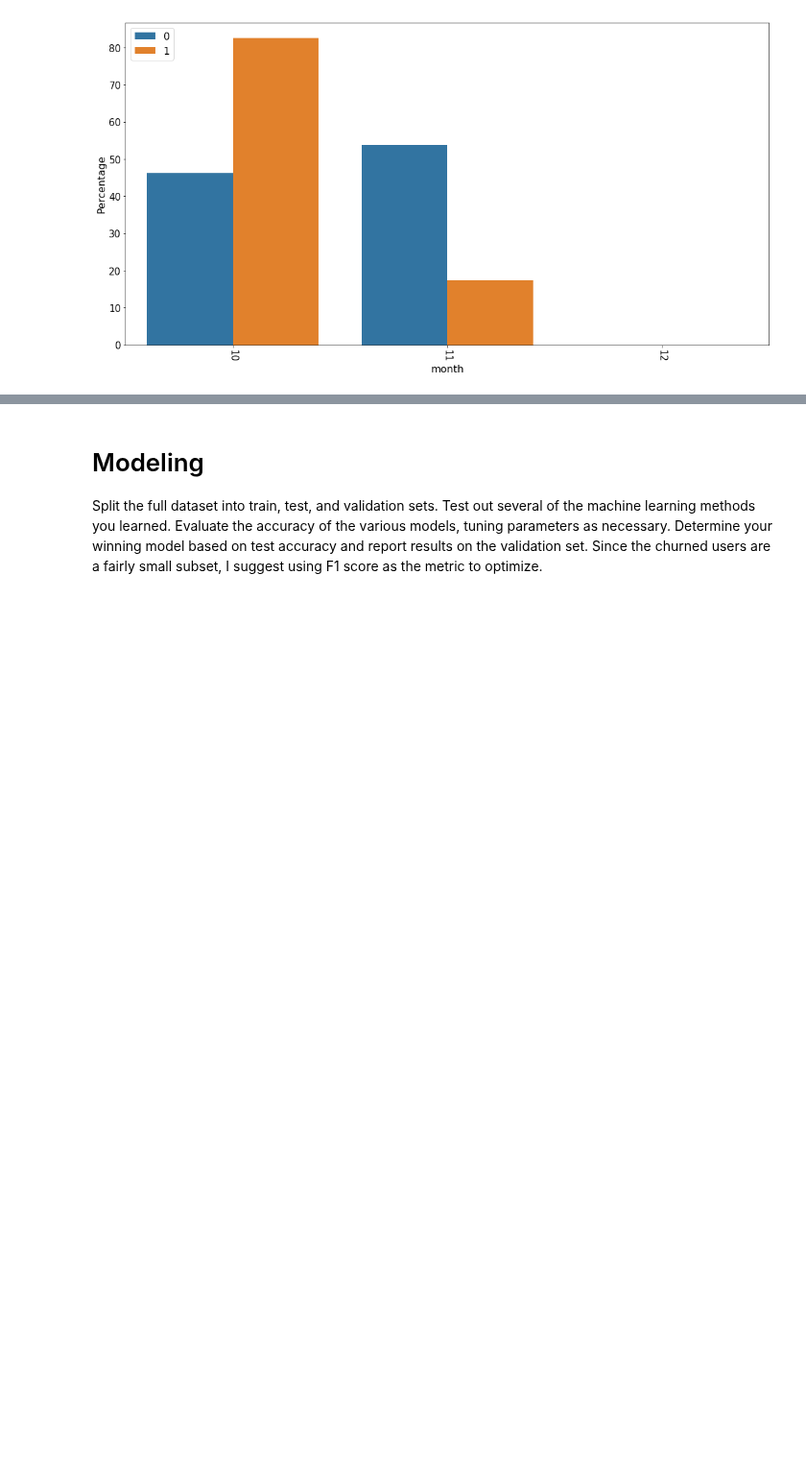
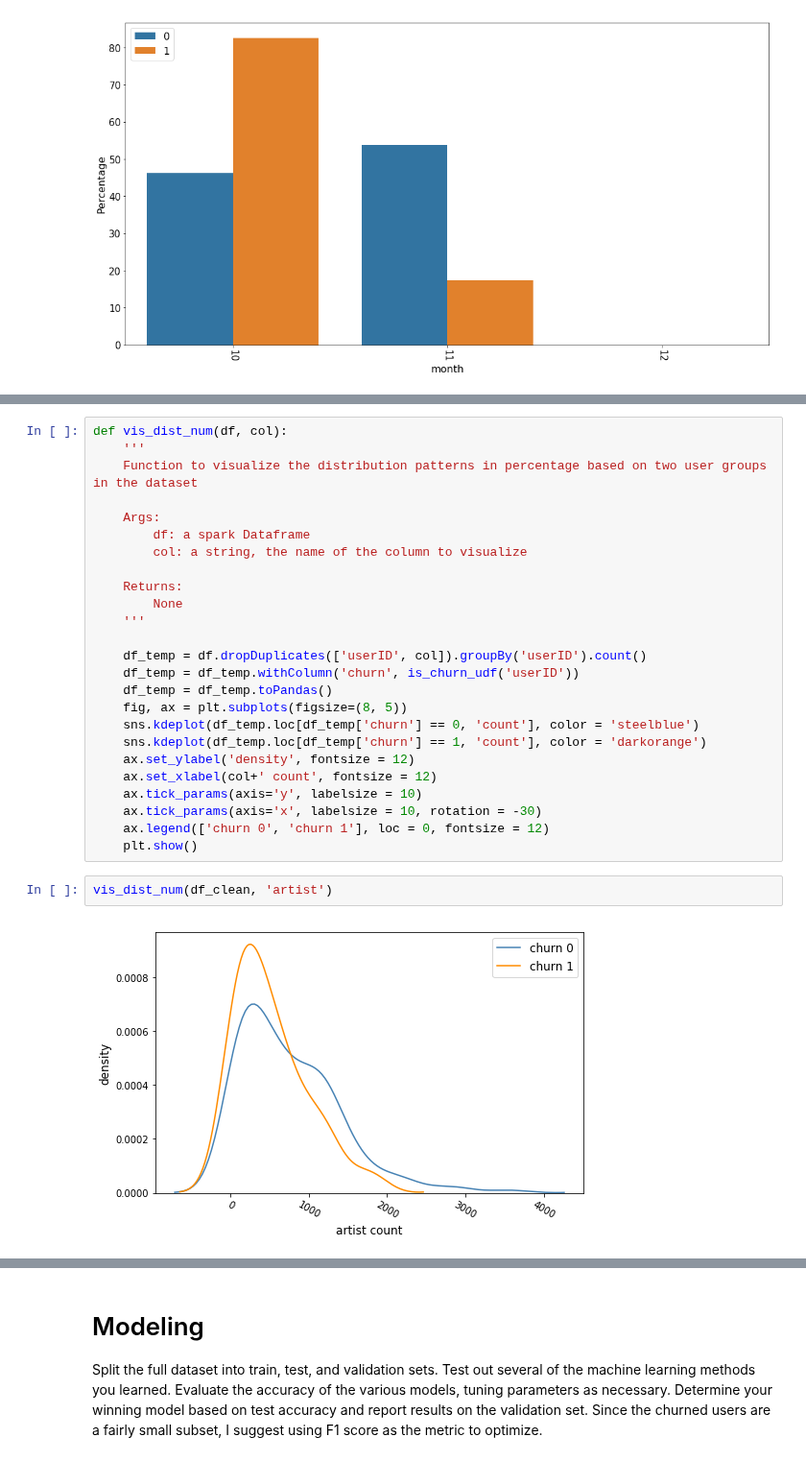
Before and after one commit to chziha/Data-Scientist-Udacity-Nanodegree, a Jupyter notebook: Churn-Predicting-with-Spark/Sparkify.ipynb, the cells around one changed output, grey strips where cells are left out. Shown at 96% size. Drawn from its saved outputs; the diff is of its cells as text; blank space fills up the shorter version.

Commit message:
feat: finish extracting features for Sparkify

```diff
--- a/Churn-Predicting-with-Spark/Sparkify.ipynb
+++ b/Churn-Predicting-with-Spark/Sparkify.ipynb
@@ -662,0 +693,29 @@ If you are working in the classroom workspace, you can just extract features bas
+# %%
+def vis_dist_num(df, col):
+    '''
+    Function to visualize the distribution patterns in percentage based on two user groups in the dataset
+
+    Args:
+        df: a spark Dataframe
+        col: a string, the name of the column to visualize
+
+    Returns:
+        None
+    '''
+
+    df_temp = df.dropDuplicates(['userID', col]).groupBy('userID').count()
+    df_temp = df_temp.withColumn('churn', is_churn_udf('userID'))
+    df_temp = df_temp.toPandas()
+    fig, ax = plt.subplots(figsize=(8, 5))
+    sns.kdeplot(df_temp.loc[df_temp['churn'] == 0, 'count'], color = 'steelblue')
+    sns.kdeplot(df_temp.loc[df_temp['churn'] == 1, 'count'], color = 'darkorange')
+    ax.set_ylabel('density', fontsize = 12)
+    ax.set_xlabel(col+' count', fontsize = 12)
+    ax.tick_params(axis='y', labelsize = 10)
+    ax.tick_params(axis='x', labelsize = 10, rotation = -30)
+    ax.legend(['churn 0', 'churn 1'], loc = 0, fontsize = 12)
+    plt.show()
+# %%
+vis_dist_num(df_clean, 'artist')
+# %% [output]
+[figure, added]
```
Also changed, not shown: parts of 35 cells of this notebook.
